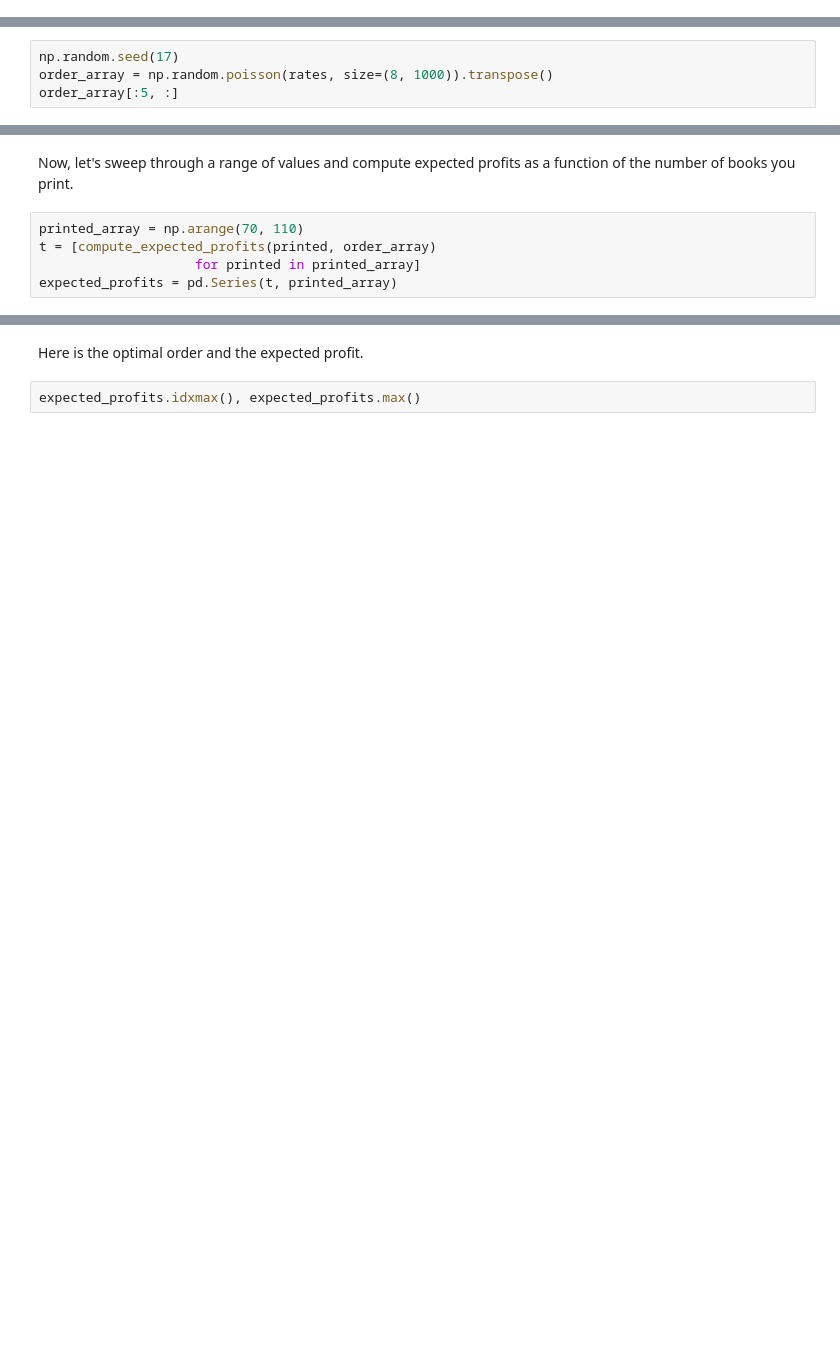
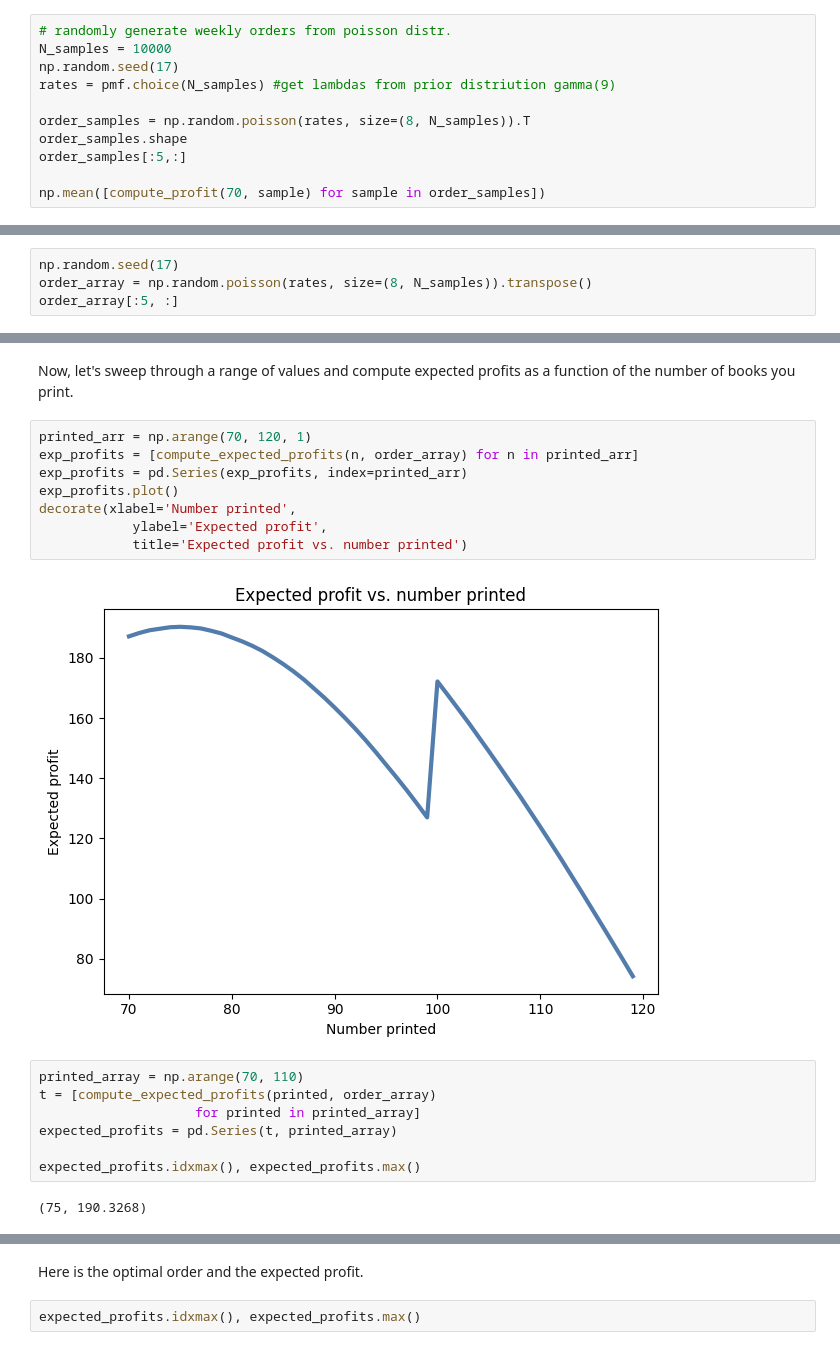
Before and after one commit to mat-ej/ThinkBayes2, a Jupyter notebook: notebooks/chap09.ipynb, the cells around one changed output, grey strips where cells are left out. Cells and saved outputs as stored; diff of their text form; blank space fills up the shorter version.

```diff
--- a/notebooks/chap09.ipynb
+++ b/notebooks/chap09.ipynb
@@ -1055,0 +1106,11 @@ np.mean(rates)
+# %%
+# randomly generate weekly orders from poisson distr.
+N_samples = 10000
+np.random.seed(17)
+rates = pmf.choice(N_samples) #get lambdas from prior distriution gamma(9)
+
+order_samples = np.random.poisson(rates, size=(8, N_samples)).T
+order_samples.shape
+order_samples[:5,:]
+
+np.mean([compute_profit(70, sample) for sample in order_samples])
@@ -1057,6 +1120,6 @@ np.mean(rates)
 For each possible rate, we can generate a sequence of 8 orders.
 # %%
 np.random.seed(17)
-order_array = np.random.poisson(rates, size=(8, 1000)).transpose()
+order_array = np.random.poisson(rates, size=(8, N_samples)).transpose()
 order_array[:5, :]
 # %% [output]
@@ -1096,10 +1159,24 @@ compute_expected_profits(90, order_array)
 # %% [markdown]
 Now, let's sweep through a range of values and compute expected profits as a function of the number of books you print.
+# %%
+printed_arr = np.arange(70, 120, 1)
+exp_profits = [compute_expected_profits(n, order_array) for n in printed_arr]
+exp_profits = pd.Series(exp_profits, index=printed_arr)
+exp_profits.plot()
+decorate(xlabel='Number printed',
+            ylabel='Expected profit',
+            title='Expected profit vs. number printed')
+# %% [output]
+[figure, added]
 # %%
 printed_array = np.arange(70, 110)
 t = [compute_expected_profits(printed, order_array)
                     for printed in printed_array]
 expected_profits = pd.Series(t, printed_array)
+
+expected_profits.idxmax(), expected_profits.max()
+# %% [output]
+(75, 190.3268)
 # %%
 expected_profits.plot(label='')
 
```
Also changed, not shown: parts of 19 cells of this notebook.
